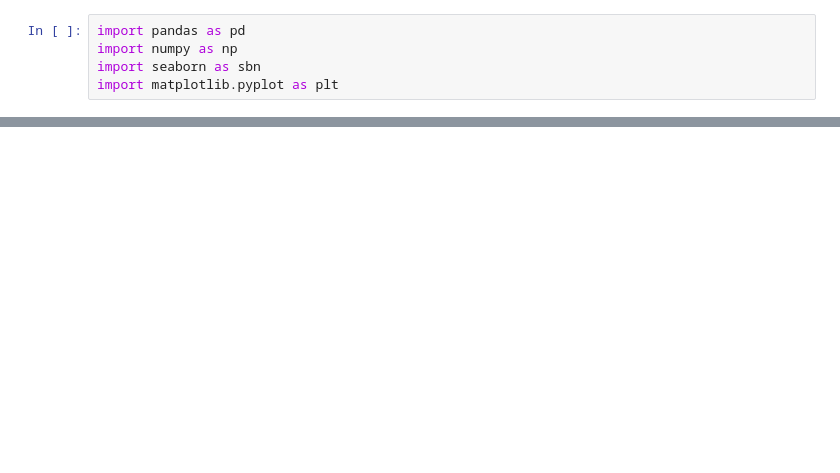
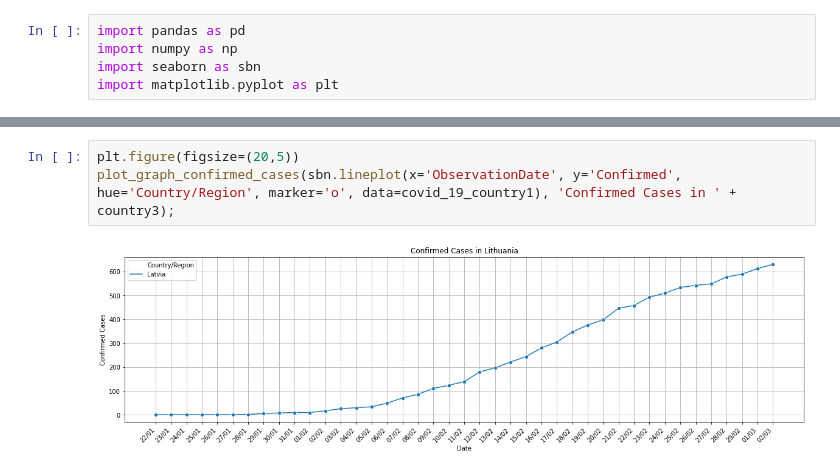
Before and after one commit to bevilacqua1996/ComputerStudies, a Jupyter notebook: colab_notebooks_python/covid19_general_comparision/covid_19.ipynb, the cells around one changed output, grey strips where cells are left out. Drawn from its saved outputs; the diff is of its cells as text; blank space fills up the shorter version.

```diff
--- a/colab_notebooks_python/covid19_general_comparision/covid_19.ipynb
+++ b/colab_notebooks_python/covid19_general_comparision/covid_19.ipynb
@@ -71 +86,6 @@ plot_graph_confirmed_cases(sbn.lineplot(x='ObservationDate', y='Confirmed', hue=
+# %%
+plt.figure(figsize=(20,5))
+plot_graph_confirmed_cases(sbn.lineplot(x='ObservationDate', y='Confirmed', hue='Country/Region', marker='o', data=covid_19_country1), 'Confirmed Cases in ' + country3);
+# %% [output]
+[figure, added]
 # %%
```
Also changed, not shown: parts of 10 cells of this notebook, 1 other file.
